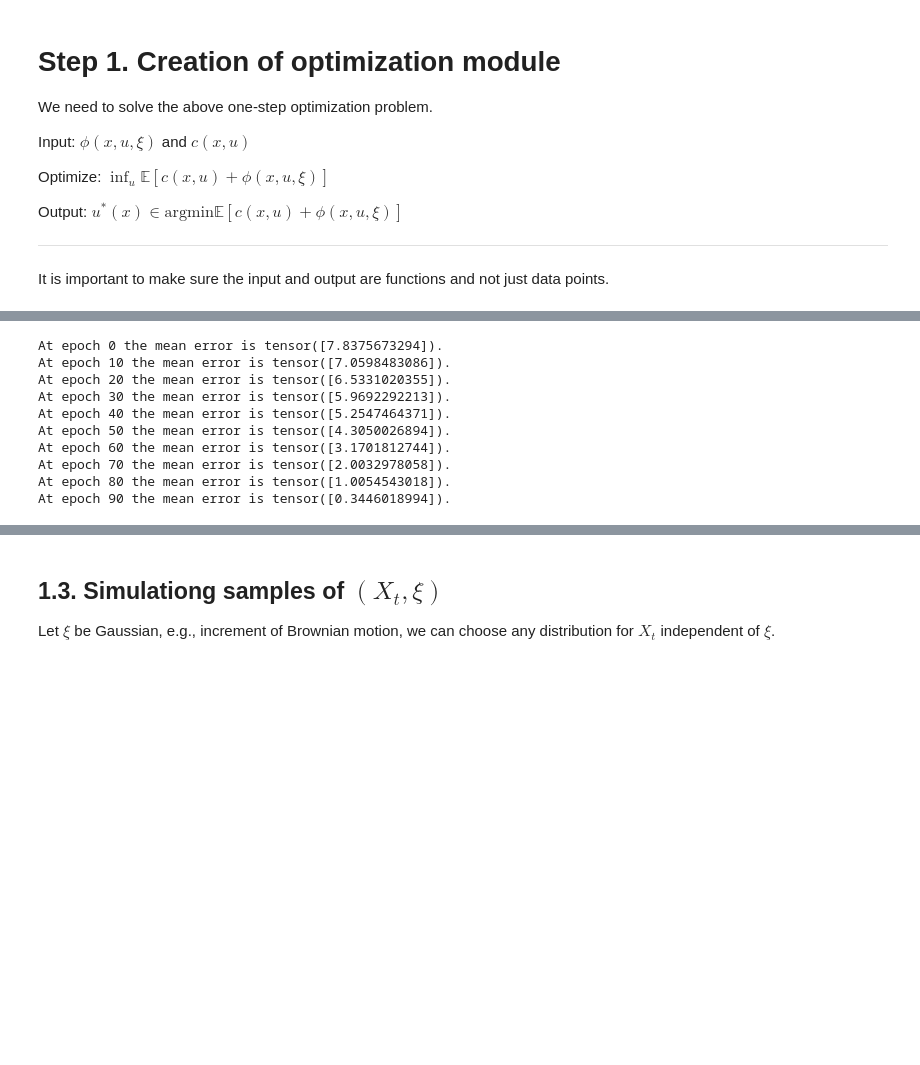
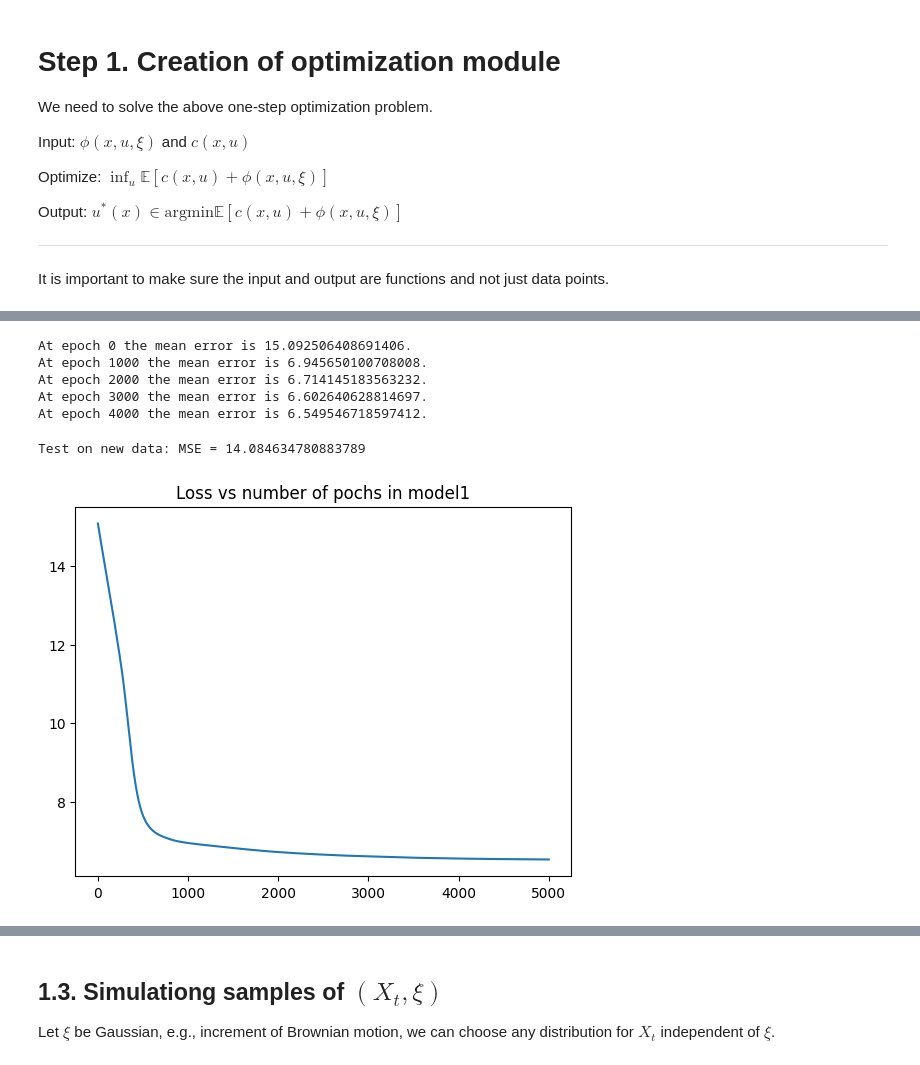
Before and after one commit to arashfahim/Stochastic_Control_FSU, a Jupyter notebook: Discrete_time_DPP.ipynb, the cells around one changed output, grey strips where cells are left out. Saved outputs shown, nothing was run; the diff lists cells and outputs as text; code cells hidden in the pictures; blank space fills up the shorter version.

```diff
--- a/Discrete_time_DPP.ipynb
+++ b/Discrete_time_DPP.ipynb
@@ -77,6 +90,6 @@ model1= torch.nn.Sequential(
     torch.nn.Linear(8,1)
 )
 # %%
-def loss_fun(y,x,model):
-  return torch.pow(model(x[:,1])-y[:,1],2)
+def loss_fun(y,x,model):# y :samples for $Y$, x: samples for x, model: nn
+  return torch.mean(torch.pow(model(x)-y,2))
 # %%
@@ -88 +99,10 @@ import torch.optim as optim
 # import torch.optim.lr_scheduler as lr_scheduler
+# %%
+# create time stamp to save the result
+import time
+from time import strftime, localtime
+stamp = strftime('%Y-%m-%d %H:%M:%S', localtime())
+print(str(stamp))
+#create a dataframe to write the loss into
+import pandas as pd
+import numpy as np
@@ -89,10 +111,12 @@ import torch.optim as optim
+# %%
+#hyperparameters for learning
+lr = 1e-3
+num_epochs = 5000
+torch.set_printoptions(precision=10)
+loss_epoch = torch.zeros(num_epochs)
+optimizer = optim.Adam(model1.parameters(), lr)
+# scheduler = lr_scheduler.LinearLR(optimizer, start_factor=1e-1, end_factor=1e-5, total_iters=100)
 # %%
-lr = 1e-2
-num_epochs = 100
-torch.set_printoptions(precision=10)
-loss_epoch = torch.ones(num_epochs)
-optimizer = optim.Adam(model1.parameters(), lr)
-# scheduler = lr_scheduler.LinearLR(optimizer, start_factor=1e-1, end_factor=1e-5, total_iters=100)
 for epoch in range(num_epochs):
   optimizer.zero_grad()
   loss=loss_fun(Y,X,model1)
@@ -100,16 +124,11 @@ for epoch in range(num_epochs):
   optimizer.step()
   loss_epoch[epoch] = loss
   # scheduler.step()
-  if (epoch % 10==0):
+  if (epoch % 1000==0):
     print("At epoch {} the mean error is {}.".format(epoch,loss.detach()))
 # %% [output]
-At epoch 0 the mean error is tensor([7.8375673294]).
-At epoch 10 the mean error is tensor([7.0598483086]).
-At epoch 20 the mean error is tensor([6.5331020355]).
-At epoch 30 the mean error is tensor([5.9692292213]).
-At epoch 40 the mean error is tensor([5.2547464371]).
-At epoch 50 the mean error is tensor([4.3050026894]).
-At epoch 60 the mean error is tensor([3.1701812744]).
-At epoch 70 the mean error is tensor([2.0032978058]).
-At epoch 80 the mean error is tensor([1.0054543018]).
-At epoch 90 the mean error is tensor([0.3446018994]).
+At epoch 0 the mean error is 15.092506408691406.
+At epoch 1000 the mean error is 6.945650100708008.
+At epoch 2000 the mean error is 6.714145183563232.
+At epoch 3000 the mean error is 6.602640628814697.
+At epoch 4000 the mean error is 6.549546718597412.
@@ -115,0 +144,18 @@ At epoch 90 the mean error is tensor([0.3446018994]).
+# %%
+# testing
+Z = torch.normal(0., 1., size=(M,1))
+W = torch.exp(-X)+torch.exp(X)*torch.normal(0., 1., size=(M,1))
+torch.set_printoptions(precision=10)
+print("Test on new data: MSE = {}".format(loss_fun(W,Z,model1)))
+# %% [output]
+Test on new data: MSE = 14.084634780883789
+# %%
+import numpy as np
+import matplotlib.pyplot as plt
+n = np.linspace(0,num_epochs,num_epochs)
+m = loss_epoch.detach().numpy()
+plt.plot(n,m);
+plt.title("Loss vs number of pochs in model1");
+plt.savefig(path+'loss_vs_epoch_model1'+stamp+'.png');
+# %% [output]
+[figure, added]
```
Also changed, not shown: parts of 26 cells of this notebook.
